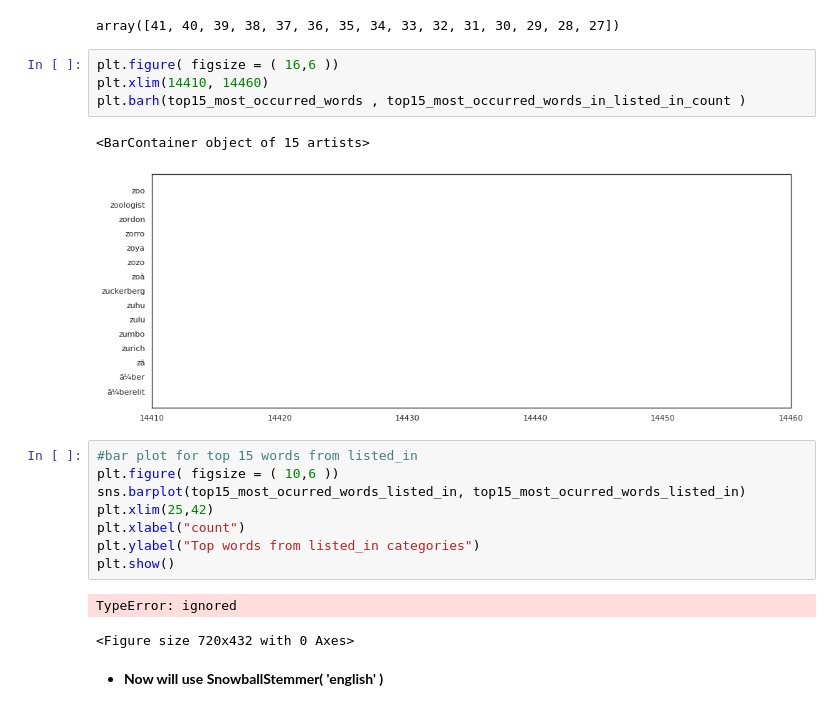
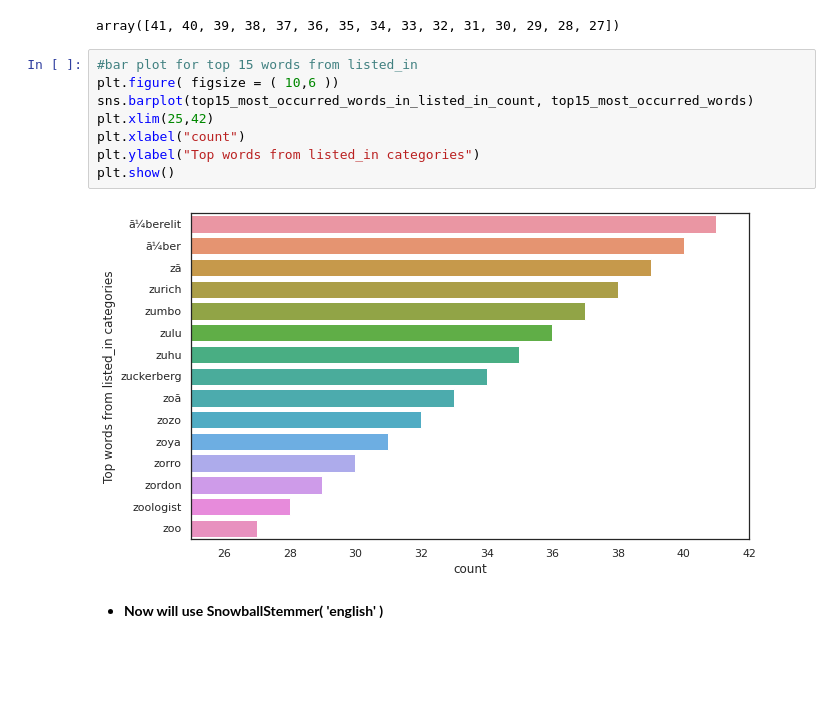
Before and after one commit to kanika214/kanika214-NETFLIX-MOVIES-AND-TV-SHOWS-CLUSTERING, a Jupyter notebook: NETFLIX_MOVIES_AND_TV_SHOWS_CLUSTERING_kanika_raj.ipynb, the cells around one changed output. Drawn from its saved outputs; the diff is of its cells as text; blank space fills up the shorter version.

```diff
--- a/NETFLIX_MOVIES_AND_TV_SHOWS_CLUSTERING_kanika_raj.ipynb
+++ b/NETFLIX_MOVIES_AND_TV_SHOWS_CLUSTERING_kanika_raj.ipynb
@@ -1685,24 +1686,16 @@ top15_most_occurred_words_in_listed_in_count = top15_most_ocurred_vocab_listed_i
 top15_most_occurred_words_in_listed_in_count
 # %% [output]
 array([41, 40, 39, 38, 37, 36, 35, 34, 33, 32, 31, 30, 29, 28, 27])
-# %%
-plt.figure( figsize = ( 16,6 ))
-plt.xlim(14410, 14460)
-plt.barh(top15_most_occurred_words , top15_most_occurred_words_in_listed_in_count )
-# %% [output]
-<BarContainer object of 15 artists>
-[figure, removed]
 # %%
 #bar plot for top 15 words from listed_in
 plt.figure( figsize = ( 10,6 ))
-sns.barplot(top15_most_ocurred_words_listed_in, top15_most_ocurred_words_listed_in)
+sns.barplot(top15_most_occurred_words_in_listed_in_count, top15_most_occurred_words)
 plt.xlim(25,42)
 plt.xlabel("count")
 plt.ylabel("Top words from listed_in categories")
 plt.show()
 # %% [output]
-TypeError: ignored
-<Figure size 720x432 with 0 Axes>
+[figure, added]
 # %% [markdown]
 * **Now will use SnowballStemmer( 'english' )**
 # %%
```
Also changed, not shown: parts of 33 cells of this notebook.
